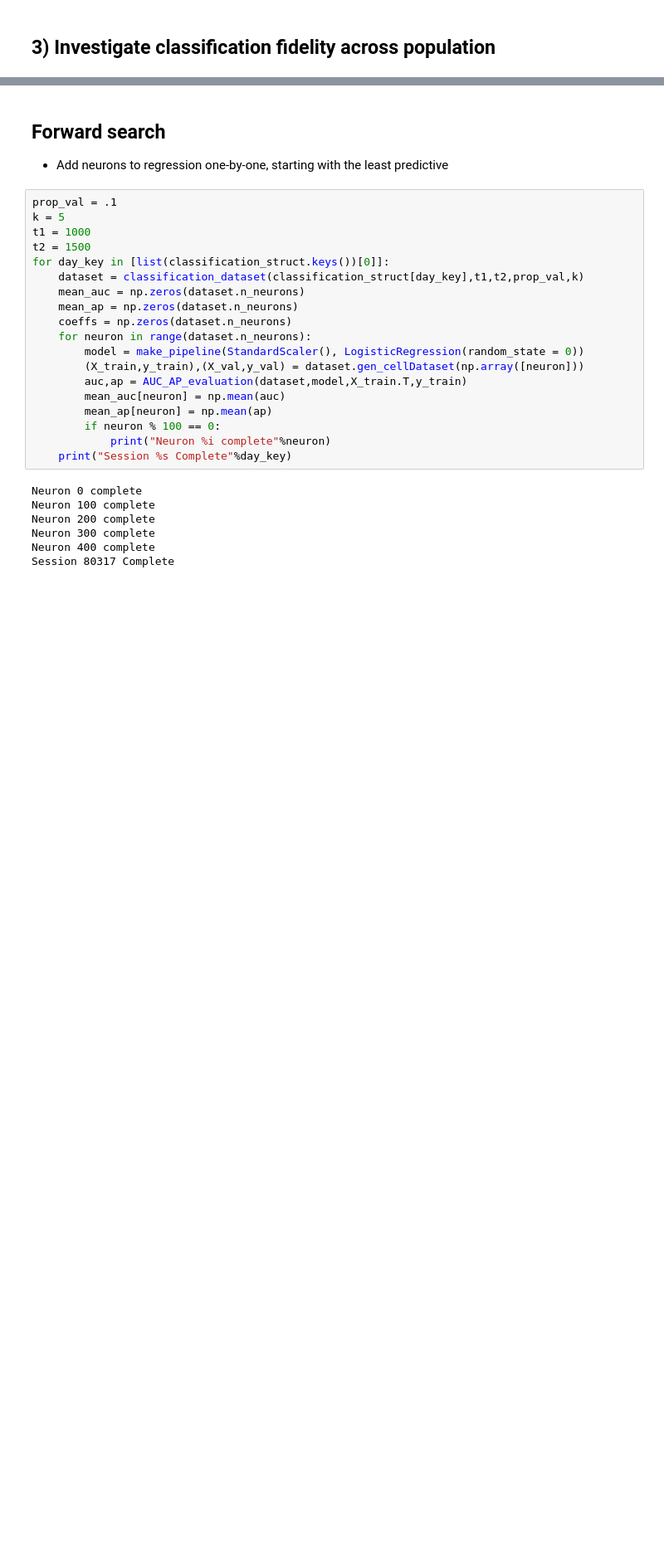
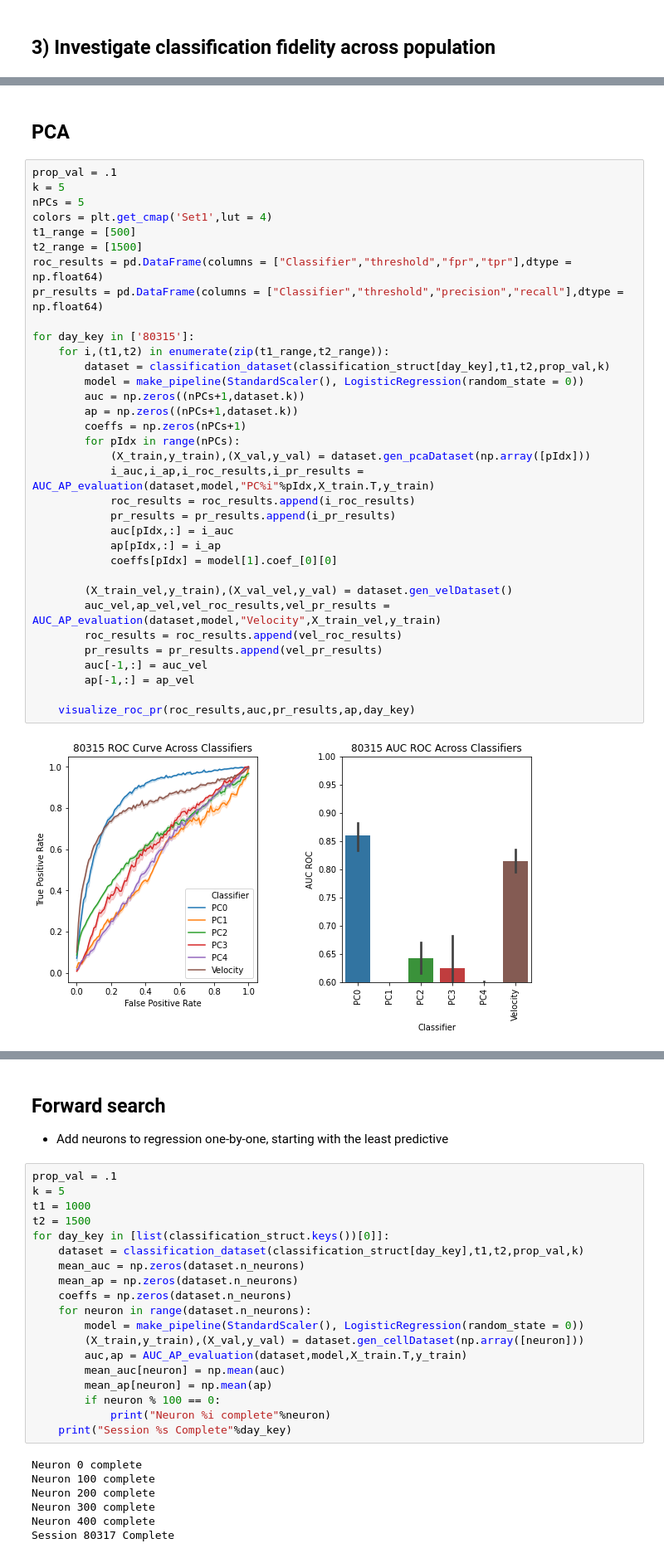
Before and after one commit to mgcampb/patch_foraging_neuropix, a Jupyter notebook: josh/classification/singleCell/singleCellWarRoom.ipynb, the cells around one changed output, grey strips where cells are left out. Shown: that part at 83% size. Saved outputs shown, nothing was run; the diff lists cells and outputs as text; blank space fills up the shorter version.

```diff
--- a/josh/classification/singleCell/singleCellWarRoom.ipynb
+++ b/josh/classification/singleCell/singleCellWarRoom.ipynb
@@ -484,0 +643,38 @@ for day_key in [list(classification_struct.keys())[1]]:
+# %% [markdown]
+## PCA
+# %%
+prop_val = .1
+k = 5
+nPCs = 5
+colors = plt.get_cmap('Set1',lut = 4)
+t1_range = [500]
+t2_range = [1500]
+roc_results = pd.DataFrame(columns = ["Classifier","threshold","fpr","tpr"],dtype = np.float64)
+pr_results = pd.DataFrame(columns = ["Classifier","threshold","precision","recall"],dtype = np.float64)
+
+for day_key in ['80315']:
+    for i,(t1,t2) in enumerate(zip(t1_range,t2_range)):
+        dataset = classification_dataset(classification_struct[day_key],t1,t2,prop_val,k)
+        model = make_pipeline(StandardScaler(), LogisticRegression(random_state = 0))
+        auc = np.zeros((nPCs+1,dataset.k))
+        ap = np.zeros((nPCs+1,dataset.k))
+        coeffs = np.zeros(nPCs+1)
+        for pIdx in range(nPCs):
+            (X_train,y_train),(X_val,y_val) = dataset.gen_pcaDataset(np.array([pIdx]))
+            i_auc,i_ap,i_roc_results,i_pr_results = AUC_AP_evaluation(dataset,model,"PC%i"%pIdx,X_train.T,y_train)
+            roc_results = roc_results.append(i_roc_results)
+            pr_results = pr_results.append(i_pr_results)
+            auc[pIdx,:] = i_auc
+            ap[pIdx,:] = i_ap
+            coeffs[pIdx] = model[1].coef_[0][0]
+
+        (X_train_vel,y_train),(X_val_vel,y_val) = dataset.gen_velDataset()
+        auc_vel,ap_vel,vel_roc_results,vel_pr_results = AUC_AP_evaluation(dataset,model,"Velocity",X_train_vel,y_train)
+        roc_results = roc_results.append(vel_roc_results)
+        pr_results = pr_results.append(vel_pr_results)
+        auc[-1,:] = auc_vel
+        ap[-1,:] = ap_vel
+
+    visualize_roc_pr(roc_results,auc,pr_results,ap,day_key)
+# %% [output]
+[figure, added]
```
Also changed, not shown: parts of 19 cells of this notebook, 17 other files.
